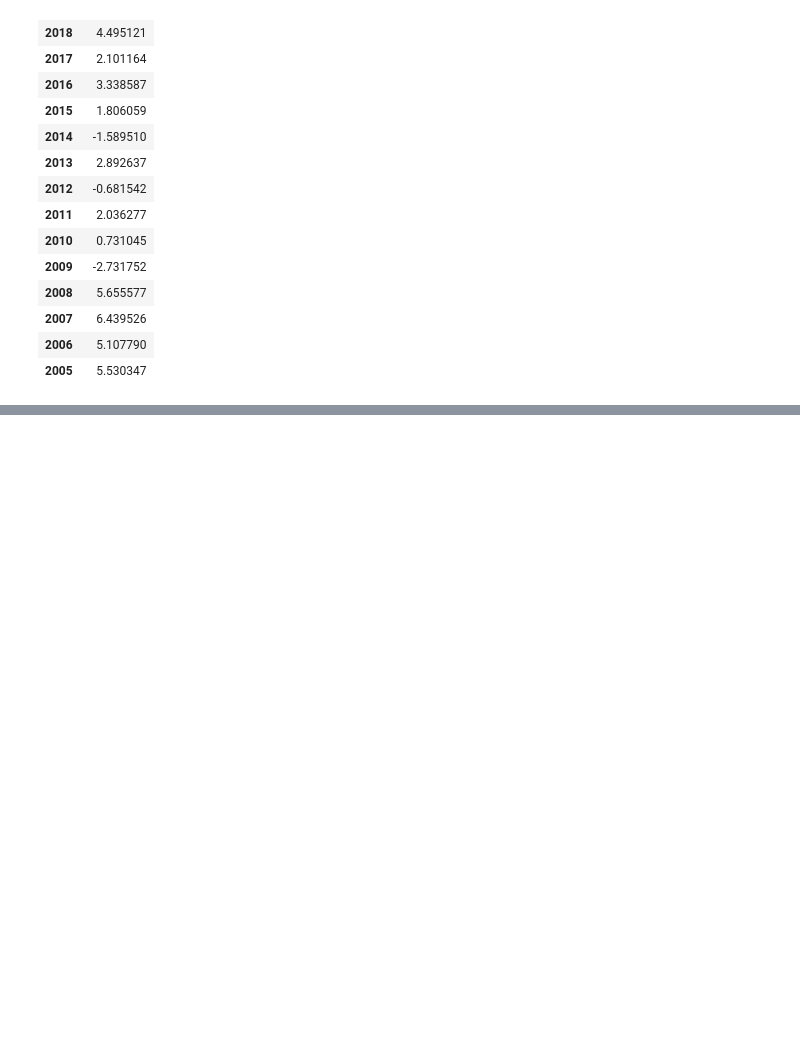
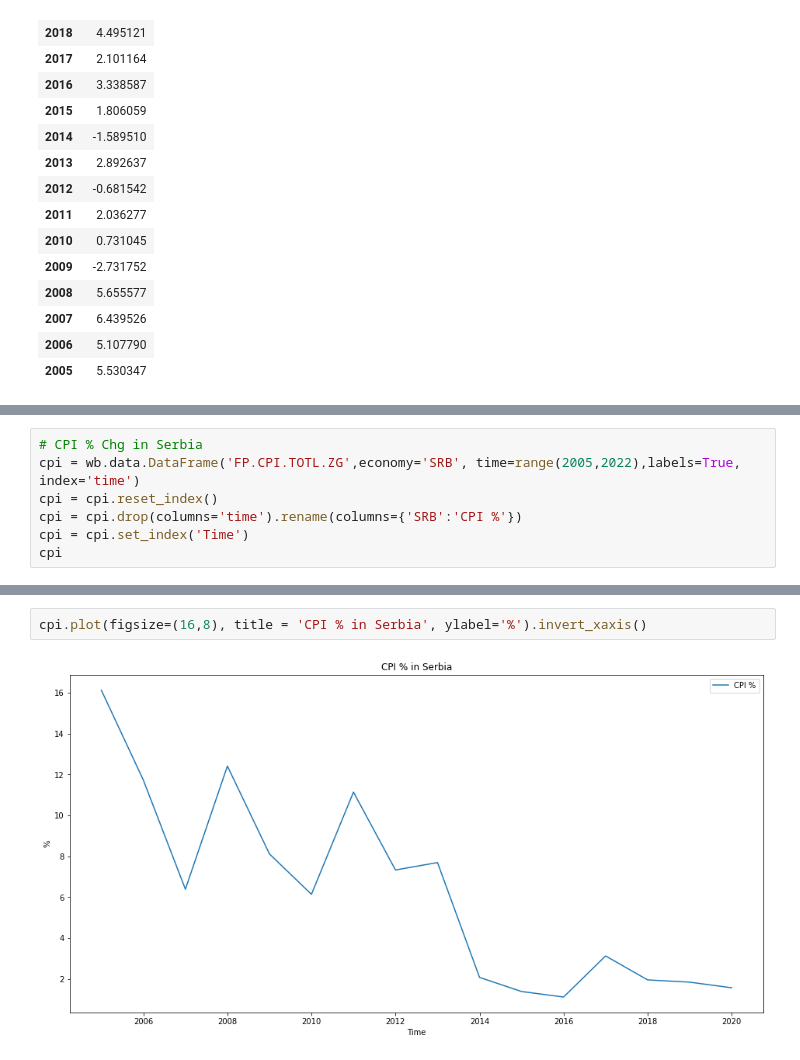
Before and after one commit to dbogatic/world_bank_stats, a Jupyter notebook: country_stats.ipynb, the cells around one changed output, grey strips where cells are left out. Drawn from its saved outputs; the diff is of its cells as text; blank space fills up the shorter version.

```diff
--- a/country_stats.ipynb
+++ b/country_stats.ipynb
@@ -134,0 +123,7 @@ plt.axhline(0, color='r')
+# %%
+# CPI % Chg in Serbia
+cpi = wb.data.DataFrame('FP.CPI.TOTL.ZG',economy='SRB', time=range(2005,2022),labels=True, index='time')
+cpi = cpi.reset_index()
+cpi = cpi.drop(columns='time').rename(columns={'SRB':'CPI %'})
+cpi = cpi.set_index('Time')
+cpi
@@ -134,0 +149,4 @@ plt.axhline(0, color='r')
+# %%
+cpi.plot(figsize=(16,8), title = 'CPI % in Serbia', ylabel='%').invert_xaxis()
+# %% [output]
+[figure, added]
```
Also changed, not shown: parts of 5 cells of this notebook.
